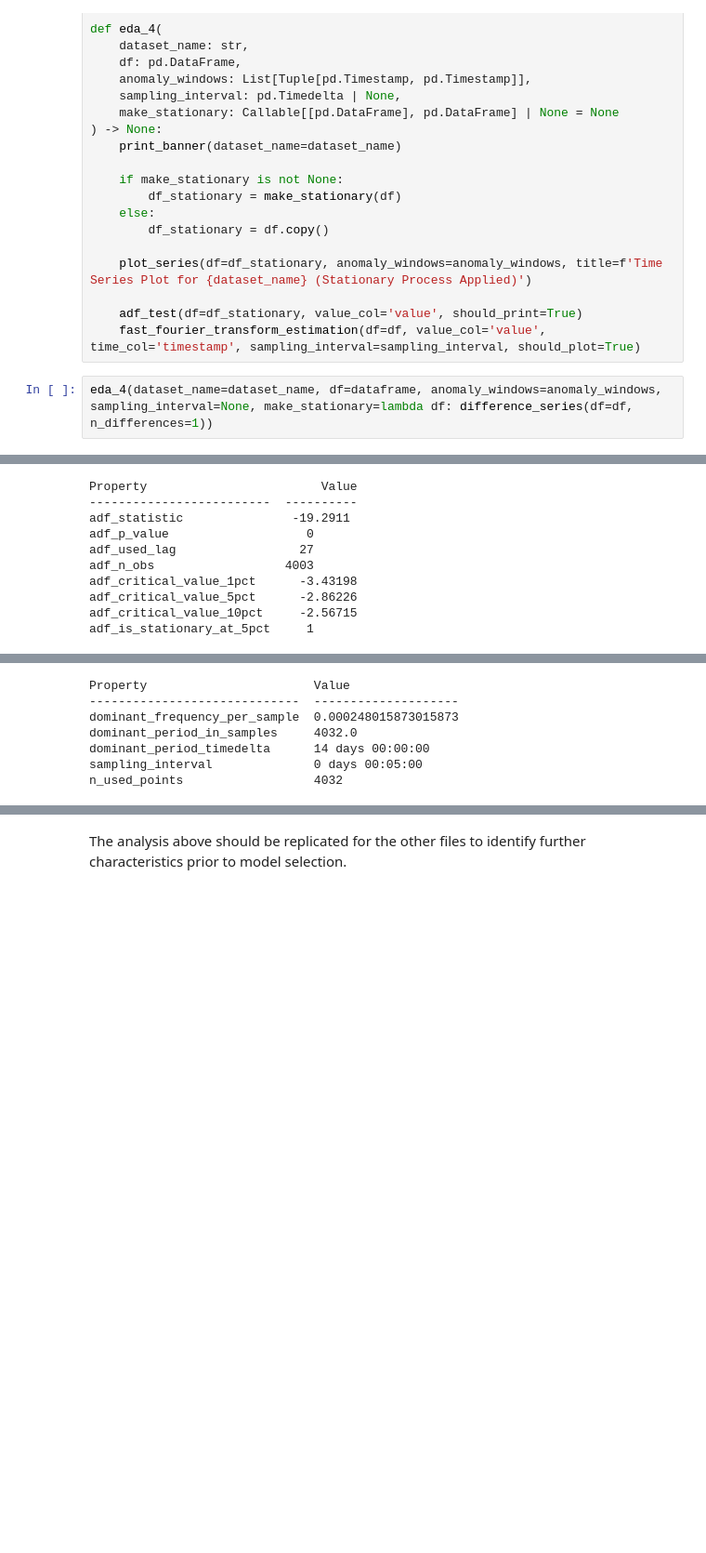
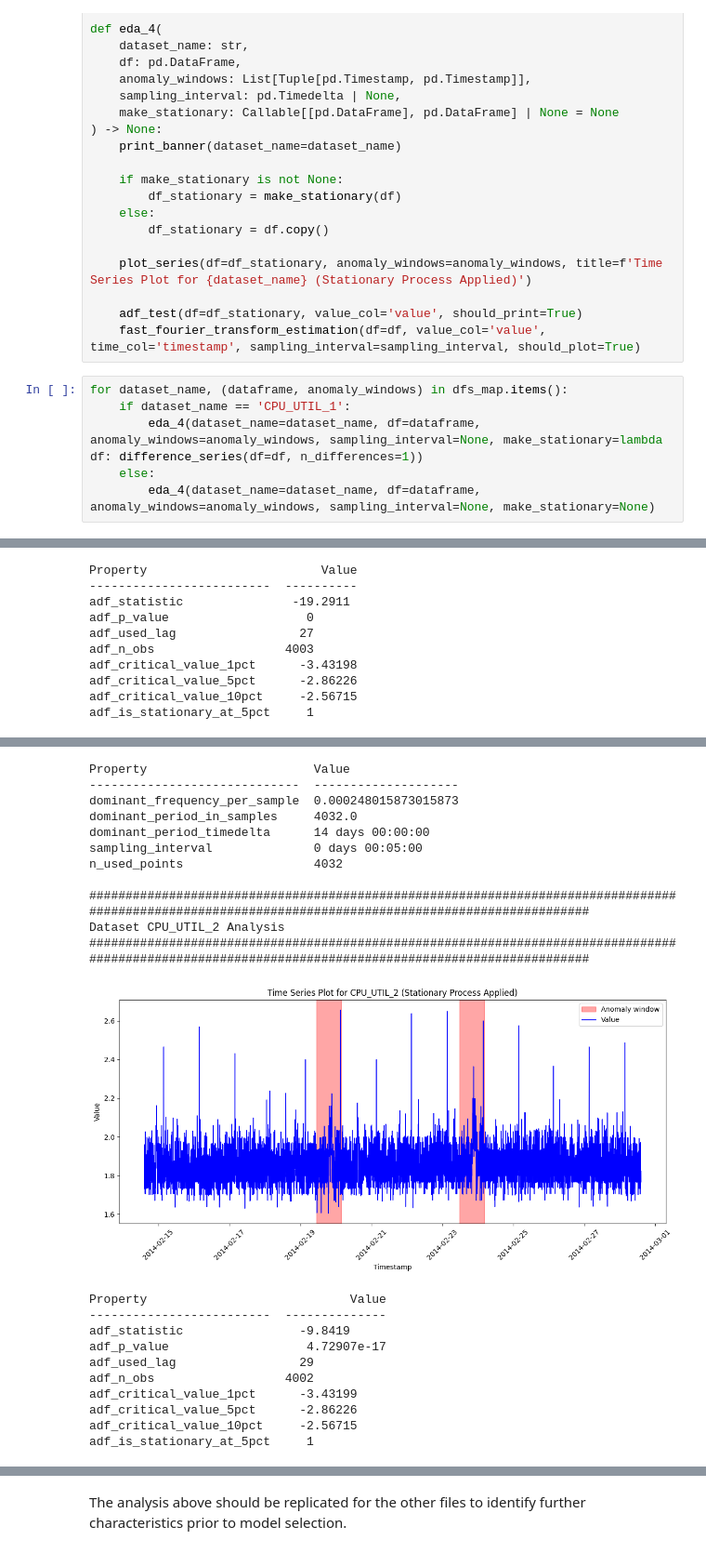
Before and after one commit to Umair-A-Mirza/cloud-alert-forecasting-internship-task, a Jupyter notebook: notebooks/eda.ipynb, the cells around one changed output, grey strips where cells are left out. Shown at 93% size. Cells and saved outputs as stored; diff of their text form; blank space fills up the shorter version.

```diff
--- a/notebooks/eda.ipynb
+++ b/notebooks/eda.ipynb
@@ -207,27 +259,46 @@ def eda_4(
     adf_test(df=df_stationary, value_col='value', should_print=True)
     fast_fourier_transform_estimation(df=df, value_col='value', time_col='timestamp', sampling_interval=sampling_interval, should_plot=True)
 # %%
-eda_4(dataset_name=dataset_name, df=dataframe, anomaly_windows=anomaly_windows, sampling_interval=None, make_stationary=lambda df: difference_series(df=df, n_differences=1))
+for dataset_name, (dataframe, anomaly_windows) in dfs_map.items():
+    if dataset_name == 'CPU_UTIL_1':
+        eda_4(dataset_name=dataset_name, df=dataframe, anomaly_windows=anomaly_windows, sampling_interval=None, make_stationary=lambda df: difference_series(df=df, n_differences=1))
+    else:
+        eda_4(dataset_name=dataset_name, df=dataframe, anomaly_windows=anomaly_windows, sampling_interval=None, make_stationary=None)
 # %% [output]
 ######################################################################################################################################################
 Dataset CPU_UTIL_1 Analysis
 ######################################################################################################################################################
 [figure]
 Property                        Value
 -------------------------  ----------
 adf_statistic               -19.2911
 adf_p_value                   0
 adf_used_lag                 27
 adf_n_obs                  4003
 adf_critical_value_1pct      -3.43198
 adf_critical_value_5pct      -2.86226
 adf_critical_value_10pct     -2.56715
 adf_is_stationary_at_5pct     1
 [figure]
 Property                       Value
 -----------------------------  --------------------
 dominant_frequency_per_sample  0.000248015873015873
 dominant_period_in_samples     4032.0
 dominant_period_timedelta      14 days 00:00:00
 sampling_interval              0 days 00:05:00
 n_used_points                  4032
+
+######################################################################################################################################################
+Dataset CPU_UTIL_2 Analysis
+######################################################################################################################################################
+[figure, added]
+Property                            Value
+-------------------------  --------------
+adf_statistic                -9.8419
+adf_p_value                   4.72907e-17
+adf_used_lag                 29
+adf_n_obs                  4002
+adf_critical_value_1pct      -3.43199
+adf_critical_value_5pct      -2.86226
+adf_critical_value_10pct     -2.56715
+adf_is_stationary_at_5pct     1
```
Also changed, not shown: parts of 12 cells of this notebook, 2 other files.
